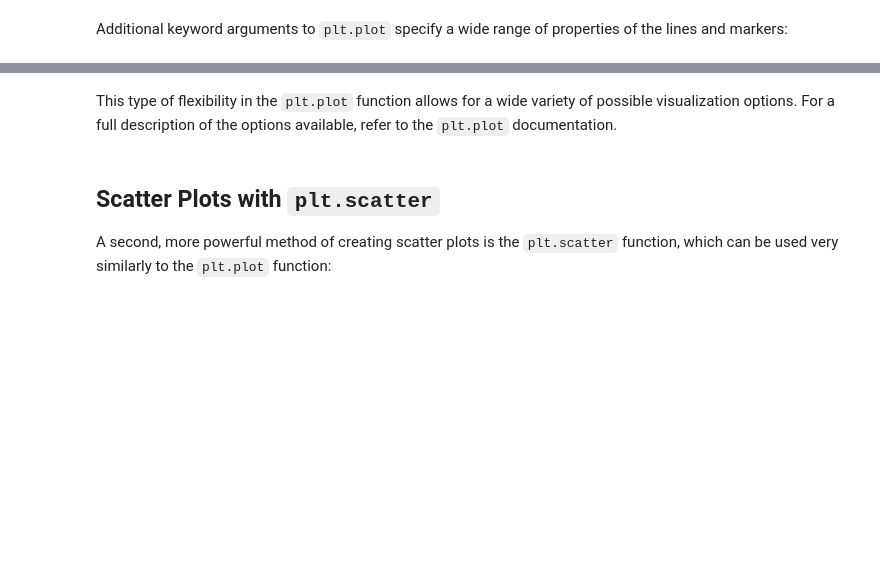
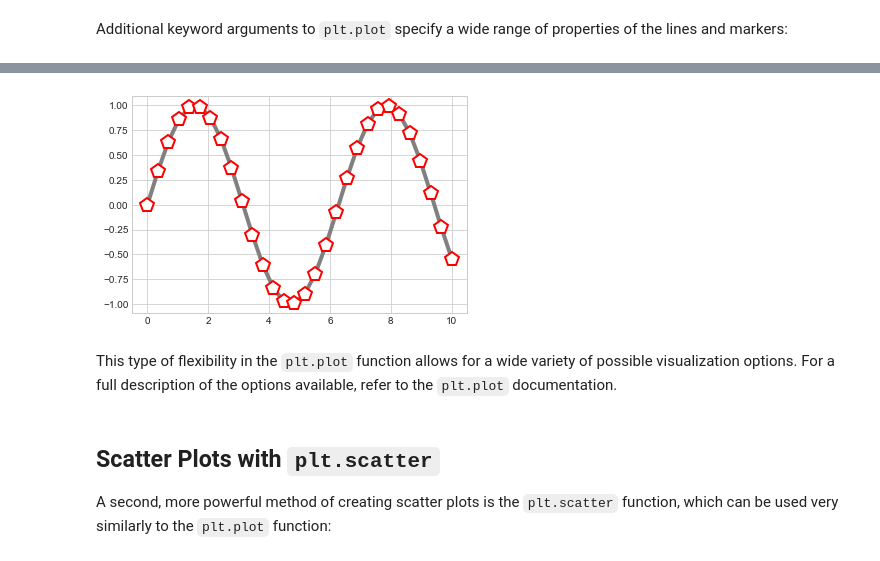
Before and after one commit to desardi131/thebridge_ft_sep22, a Jupyter notebook: 2-Data Analysis/3-Matplotlib/teoria/3-Scatter plots aula.ipynb, the cells around one changed output, grey strips where cells are left out. Cells and saved outputs as stored; diff of their text form; code cells hidden in the pictures; blank space fills up the shorter version.

```diff
--- a/2-Data Analysis/3-Matplotlib/teoria/3-Scatter plots aula.ipynb
+++ b/2-Data Analysis/3-Matplotlib/teoria/3-Scatter plots aula.ipynb
@@ -37,3 +42,13 @@ Additional keyword arguments to ``plt.plot`` specify a wide range of properties
+# %%
+plt.plot(x, y, '-p',
+        color = 'gray',
+        linewidth = 4,
+        markersize = 15,
+        markerfacecolor = 'white',
+        markeredgecolor = 'red',
+        markeredgewidth = 2);
+# %% [output]
+[figure, added]
 # %% [markdown]
 This type of flexibility in the ``plt.plot`` function allows for a wide variety of possible visualization options.
 For a full description of the options available, refer to the ``plt.plot`` documentation.
```
Also changed, not shown: parts of 9 cells of this notebook, 4 other files.
